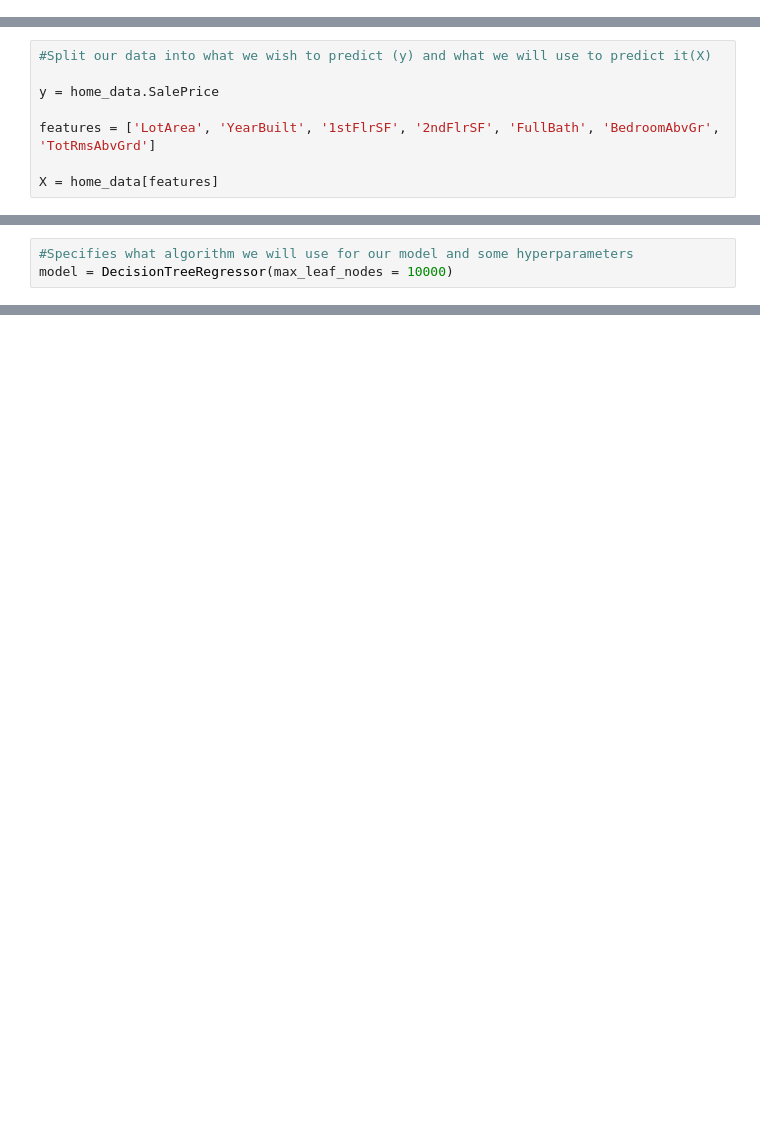
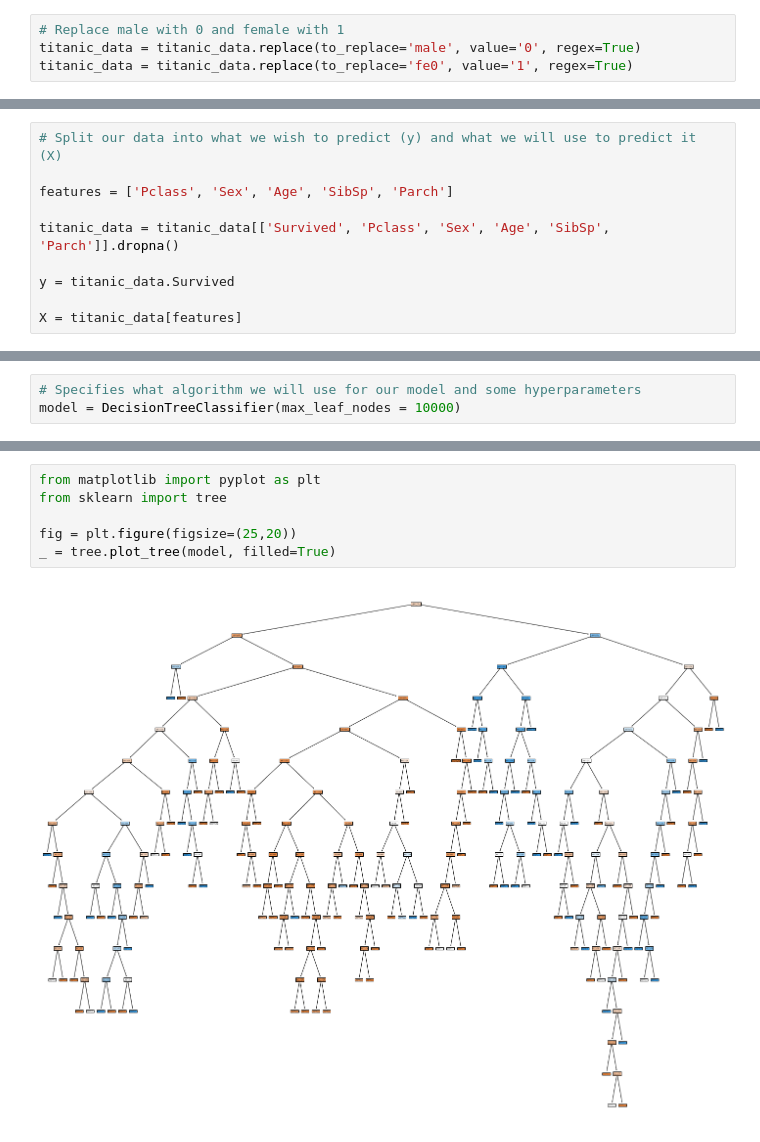
Before and after one commit to UncertainQubit/binder, a Jupyter notebook: superstem/scikitlearn_1.ipynb, the cells around one changed output, grey strips where cells are left out. Drawn from its saved outputs; the diff is of its cells as text; blank space fills up the shorter version.

Commit message:
God will this actually work

```diff
--- a/superstem/scikitlearn_1.ipynb
+++ b/superstem/scikitlearn_1.ipynb
@@ -45,0 +56,4 @@ Index(['Id', 'MSSubClass', 'MSZoning', 'LotFrontage', 'LotArea', 'Street',
+# %%
+# Replace male with 0 and female with 1
+titanic_data = titanic_data.replace(to_replace='male', value='0', regex=True)
+titanic_data = titanic_data.replace(to_replace='fe0', value='1', regex=True)
@@ -46,9 +69,11 @@ Index(['Id', 'MSSubClass', 'MSZoning', 'LotFrontage', 'LotArea', 'Street',
 # %%
-#Split our data into what we wish to predict (y) and what we will use to predict it(X)
+# Split our data into what we wish to predict (y) and what we will use to predict it (X)
 
-y = home_data.SalePrice
+features = ['Pclass', 'Sex', 'Age', 'SibSp', 'Parch']
 
-features = ['LotArea', 'YearBuilt', '1stFlrSF', '2ndFlrSF', 'FullBath', 'BedroomAbvGr', 'TotRmsAbvGrd']
+titanic_data = titanic_data[['Survived', 'Pclass', 'Sex', 'Age', 'SibSp', 'Parch']].dropna()
 
-X = home_data[features]
+y = titanic_data.Survived
+
+X = titanic_data[features]
 # %%
@@ -57,4 +88,4 @@ train_X, val_X, train_y, val_y = train_test_split(X, y, random_state=0)
 # %%
-#Specifies what algorithm we will use for our model and some hyperparameters
-model = DecisionTreeRegressor(max_leaf_nodes = 10000)
+# Specifies what algorithm we will use for our model and some hyperparameters
+model = DecisionTreeClassifier(max_leaf_nodes = 10000)
 # %%
@@ -84,0 +104,8 @@ That means there's percent error of 17.835389513755832% which is ok but not idea
+# %%
+from matplotlib import pyplot as plt
+from sklearn import tree
+
+fig = plt.figure(figsize=(25,20))
+_ = tree.plot_tree(model, filled=True)
+# %% [output]
+[figure, added]
```
Also changed, not shown: parts of 20 cells of this notebook, 5 other files.
